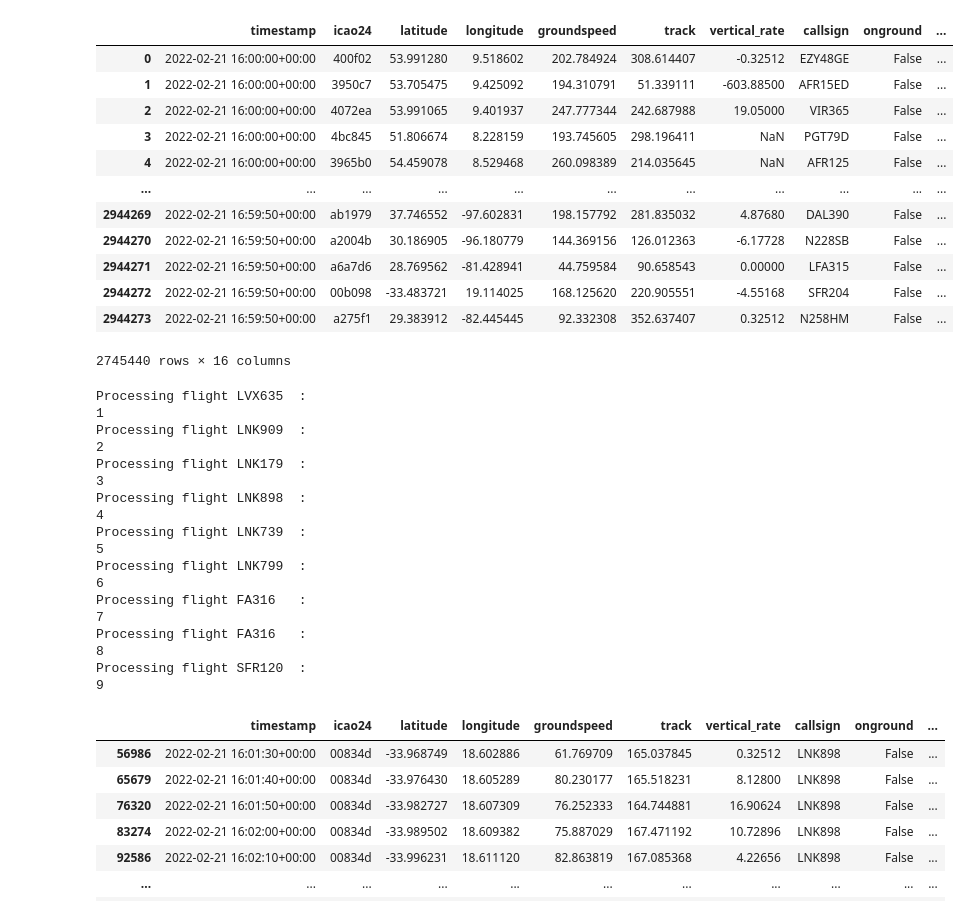
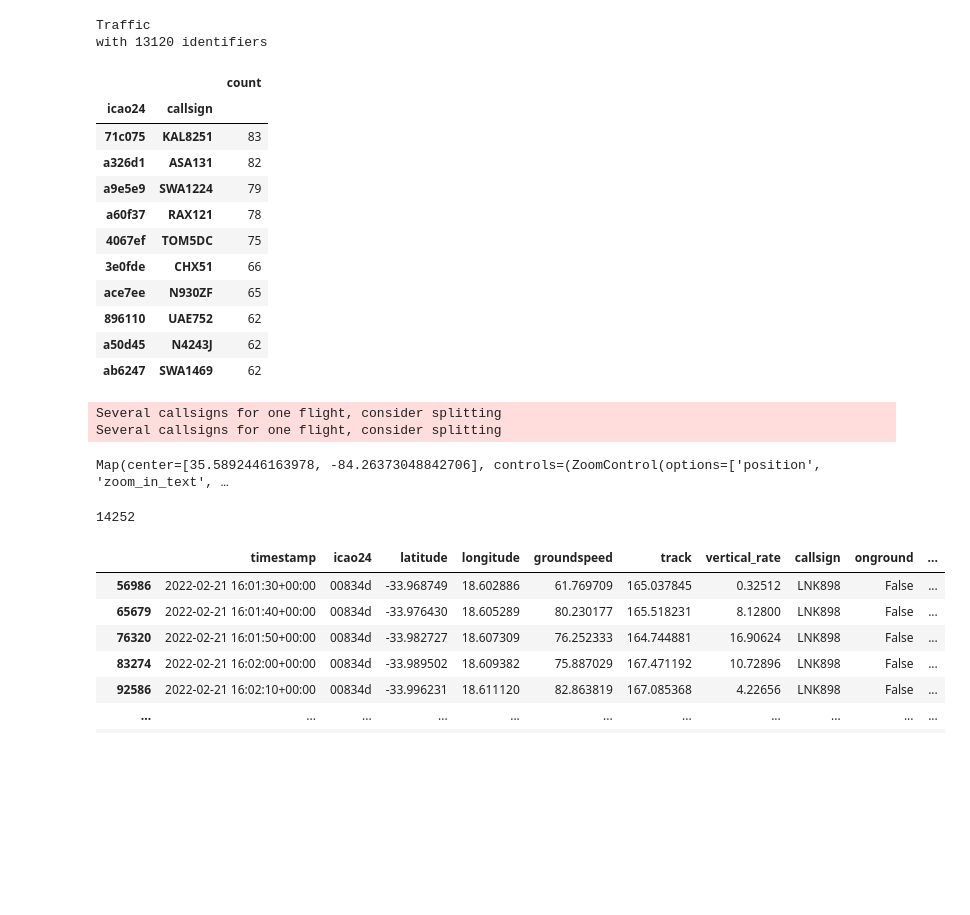
Before and after one commit to tobbensol/masters-thesis, a Jupyter notebook: flight_visualization_test.ipynb, the cells around one changed output. Cells and saved outputs as stored; diff of their text form; code cells hidden in the pictures; blank space fills up the shorter version.

```diff
--- a/flight_visualization_test.ipynb
+++ b/flight_visualization_test.ipynb
@@ -19,51 +19,34 @@ def load_flights_from_csv(csv_file):
 # %%
 traffic = load_flights_from_csv(csv_file="data/states_2022-02-21-16.csv")
 # %%
-traffic.data
+traffic.airborne().first("10 min").resample("20s").eval()
 # %% [output]
+Traffic
+with 13120 identifiers
-|  | timestamp | icao24 | latitude | longitude | groundspeed | track | vertical_rate | callsign | onground | ... |
-| 0 | 2022-02-21 16:00:00+00:00 | 400f02 | 53.991280 | 9.518602 | 202.784924 | 308.614407 | -0.32512 | EZY48GE | False | ... |
-| 1 | 2022-02-21 16:00:00+00:00 | 3950c7 | 53.705475 | 9.425092 | 194.310791 | 51.339111 | -603.88500 | AFR15ED | False | ... |
-| 2 | 2022-02-21 16:00:00+00:00 | 4072ea | 53.991065 | 9.401937 | 247.777344 | 242.687988 | 19.05000 | VIR365 | False | ... |
-| 3 | 2022-02-21 16:00:00+00:00 | 4bc845 | 51.806674 | 8.228159 | 193.745605 | 298.196411 | NaN | PGT79D | False | ... |
-| 4 | 2022-02-21 16:00:00+00:00 | 3965b0 | 54.459078 | 8.529468 | 260.098389 | 214.035645 | NaN | AFR125 | False | ... |
-| ... | ... | ... | ... | ... | ... | ... | ... | ... | ... | ... |
-| 2944269 | 2022-02-21 16:59:50+00:00 | ab1979 | 37.746552 | -97.602831 | 198.157792 | 281.835032 | 4.87680 | DAL390 | False | ... |
-| 2944270 | 2022-02-21 16:59:50+00:00 | a2004b | 30.186905 | -96.180779 | 144.369156 | 126.012363 | -6.17728 | N228SB | False | ... |
-| 2944271 | 2022-02-21 16:59:50+00:00 | a6a7d6 | 28.769562 | -81.428941 | 44.759584 | 90.658543 | 0.00000 | LFA315 | False | ... |
-| 2944272 | 2022-02-21 16:59:50+00:00 | 00b098 | -33.483721 | 19.114025 | 168.125620 | 220.905551 | -4.55168 | SFR204 | False | ... |
-| 2944273 | 2022-02-21 16:59:50+00:00 | a275f1 | 29.383912 | -82.445445 | 92.332308 | 352.637407 | 0.32512 | N258HM | False | ... |
+|  |  | count |
+| icao24 | callsign |  |
+| 71c075 | KAL8251 | 83 |
+| a326d1 | ASA131 | 82 |
+| a9e5e9 | SWA1224 | 79 |
+| a60f37 | RAX121 | 78 |
+| 4067ef | TOM5DC | 75 |
+| 3e0fde | CHX51 | 66 |
+| ace7ee | N930ZF | 65 |
+| 896110 | UAE752 | 62 |
+| a50d45 | N4243J | 62 |
+| ab6247 | SWA1469 | 62 |
-2745440 rows × 16 columns
+# %%
+traffic["ab9b7a"].map_leaflet()
+# %% [output]
+Several callsigns for one flight, consider splitting
+Several callsigns for one flight, consider splitting
+Map(center=[35.5892446163978, -84.26373048842706], controls=(ZoomControl(options=['position', 'zoom_in_text', …
 # %%
 flights = []
 i = 0
-for flight in traffic:
-    i += 1
-    if i == 10:
-        break
-    print(f"Processing flight {flight.callsign}:")
-    print(i)
-    # Optionally, visualize the flight path
-    flights.append(flight)
+print(traffic.length)
 # %% [output]
-Processing flight LVX635  :
-1
-Processing flight LNK909  :
-2
-Processing flight LNK179  :
-3
-Processing flight LNK898  :
-4
-Processing flight LNK739  :
-5
-Processing flight LNK799  :
-6
-Processing flight FA316   :
-7
-Processing flight FA316   :
-8
-Processing flight SFR120  :
-9
+14252
 # %%
 flights[3].data
 # %% [output]
```
Also changed, not shown: 2 other files.
